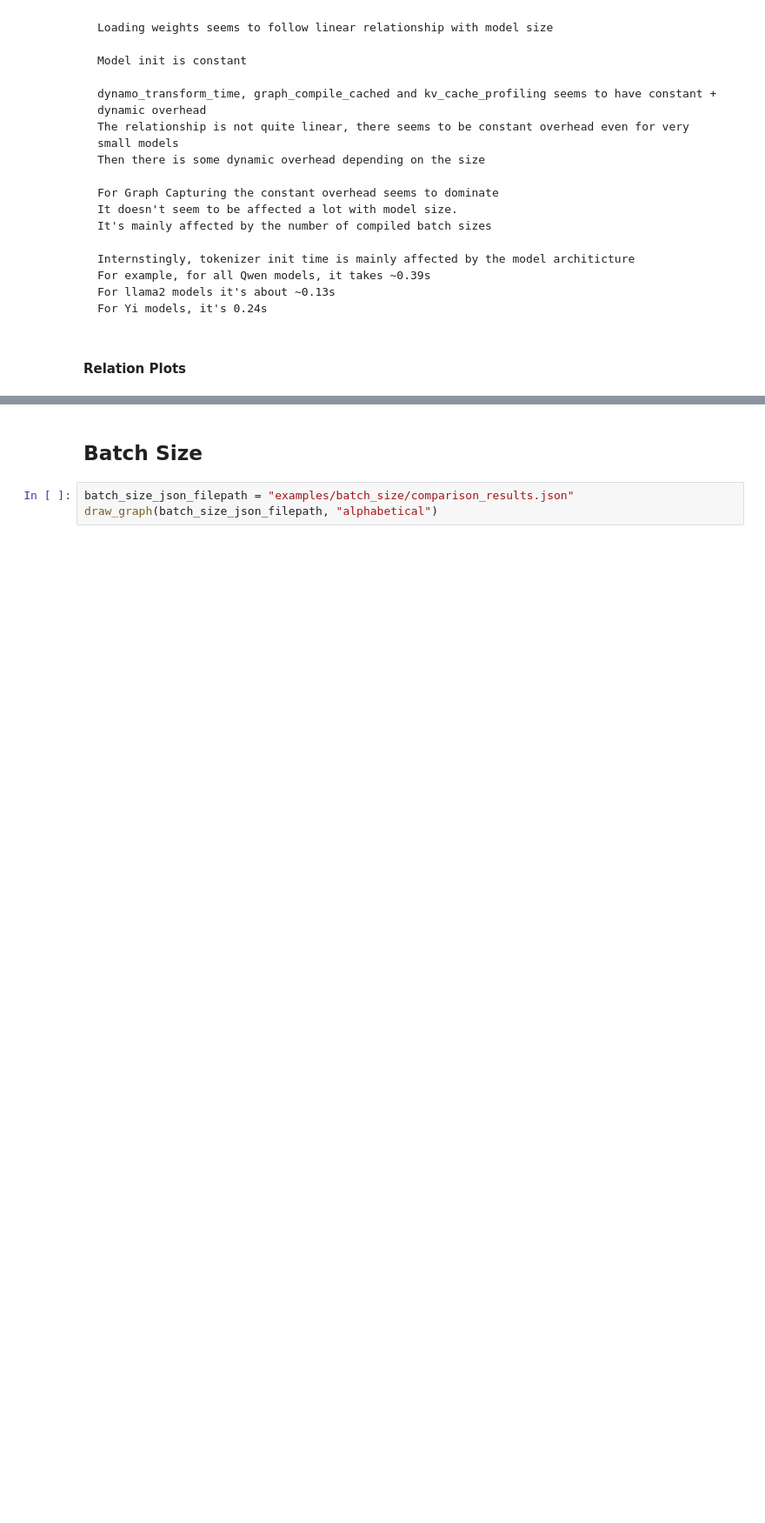
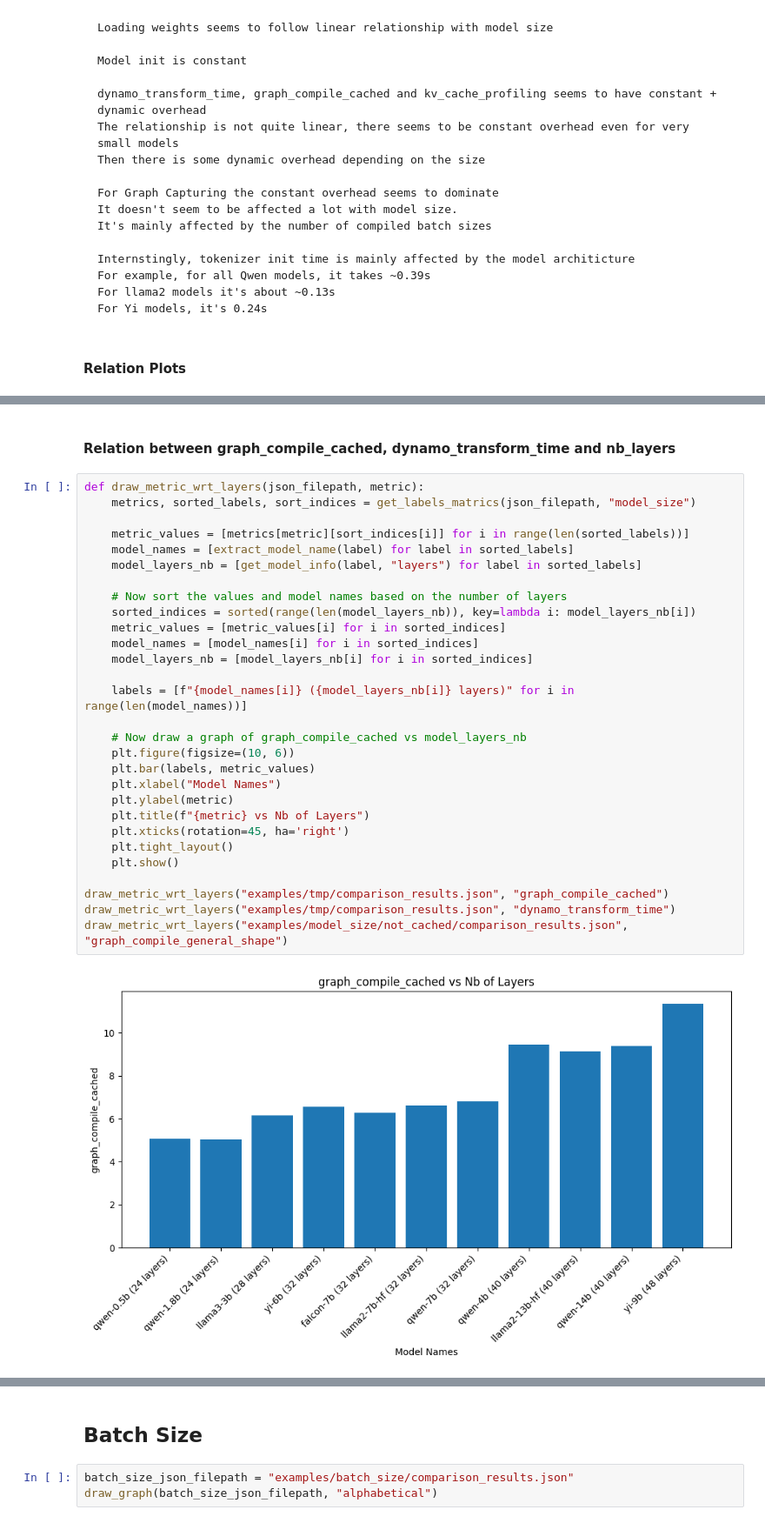
Before and after one commit to Huzifa1/vllm-profiling, a Jupyter notebook: visualize.ipynb, the cells around one changed output, grey strips where cells are left out. Shown at 87% size. Saved outputs shown, nothing was run; the diff lists cells and outputs as text; blank space fills up the shorter version.

```diff
--- a/visualize.ipynb
+++ b/visualize.ipynb
@@ -243,0 +398,33 @@ draw_relationship(model_size_json_filepath, "model_size", keys, "Model Size (Bil
+# %% [markdown]
+#### Relation between graph_compile_cached, dynamo_transform_time and nb_layers
+# %%
+def draw_metric_wrt_layers(json_filepath, metric):
+    metrics, sorted_labels, sort_indices = get_labels_matrics(json_filepath, "model_size")
+
+    metric_values = [metrics[metric][sort_indices[i]] for i in range(len(sorted_labels))]
+    model_names = [extract_model_name(label) for label in sorted_labels]
+    model_layers_nb = [get_model_info(label, "layers") for label in sorted_labels]
+
+    # Now sort the values and model names based on the number of layers
+    sorted_indices = sorted(range(len(model_layers_nb)), key=lambda i: model_layers_nb[i])
+    metric_values = [metric_values[i] for i in sorted_indices]
+    model_names = [model_names[i] for i in sorted_indices]
+    model_layers_nb = [model_layers_nb[i] for i in sorted_indices]
+
+    labels = [f"{model_names[i]} ({model_layers_nb[i]} layers)" for i in range(len(model_names))]
+
+    # Now draw a graph of graph_compile_cached vs model_layers_nb
+    plt.figure(figsize=(10, 6))
+    plt.bar(labels, metric_values)
+    plt.xlabel("Model Names")
+    plt.ylabel(metric)
+    plt.title(f"{metric} vs Nb of Layers")
+    plt.xticks(rotation=45, ha='right')
+    plt.tight_layout()
+    plt.show()
+
+draw_metric_wrt_layers("examples/tmp/comparison_results.json", "graph_compile_cached")
+draw_metric_wrt_layers("examples/tmp/comparison_results.json", "dynamo_transform_time")
+draw_metric_wrt_layers("examples/model_size/not_cached/comparison_results.json", "graph_compile_general_shape")
+# %% [output]
+[figure, added]
```
Also changed, not shown: parts of 9 cells of this notebook, 30 other files.
